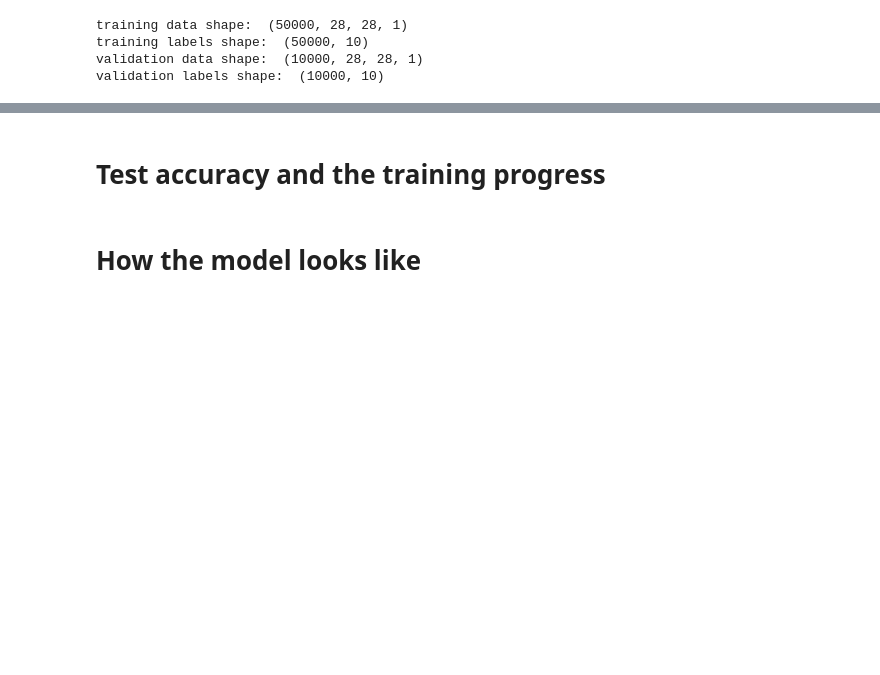
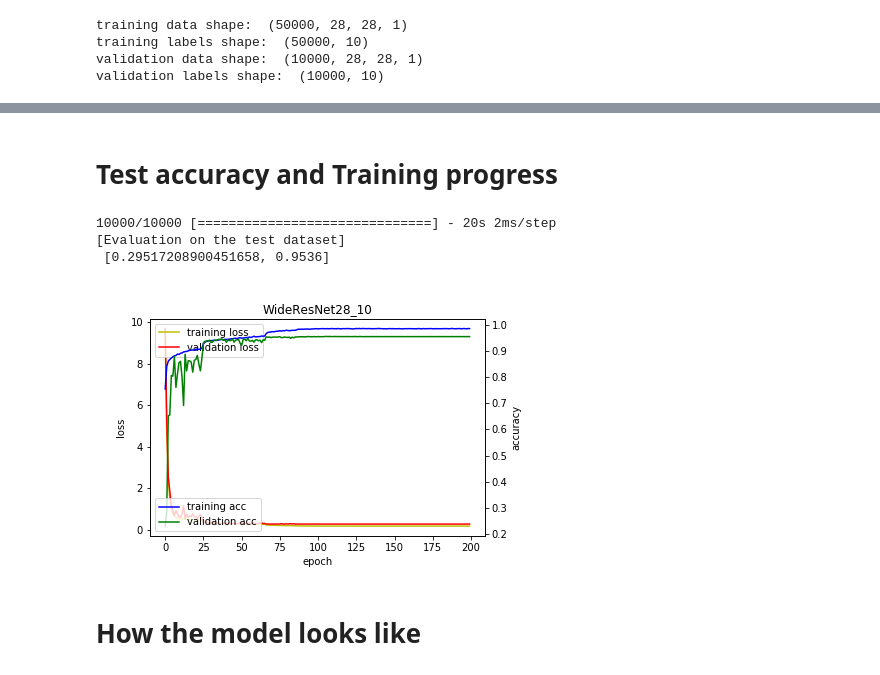
Before and after one commit to Curt-Park/handwritten_digit_recognition, a Jupyter notebook: fashion_mnist.ipynb, the cells around one changed output, grey strips where cells are left out. Drawn from its saved outputs; the diff is of its cells as text; code cells hidden in the pictures; blank space fills up the shorter version.

Commit message:
training done

```diff
--- a/fashion_mnist.ipynb
+++ b/fashion_mnist.ipynb
@@ -246,11 +298,16 @@ KeyboardInterrupt:
 # %% [markdown]
-# Test accuracy and the training progress
+# Test accuracy and Training progress
 # %%
 from IPython.display import Image
 
-loss_and_metrics = model.evaluate((X_test, y_test), batch_size = args.batch_size)
+loss_and_metrics = model.evaluate((X_test, y_test), batch_size = 128)
 print('[Evaluation on the test dataset]\n', loss_and_metrics, '\n')
 Image("training_progress.png")
+# %% [output]
+10000/10000 [==============================] - 20s 2ms/step
+[Evaluation on the test dataset]
+ [0.29517208900451658, 0.9536]
+[figure, added]
 # %% [markdown]
 # How the model looks like
 # %%
```
Also changed, not shown: parts of 7 cells of this notebook, 2 other files.
